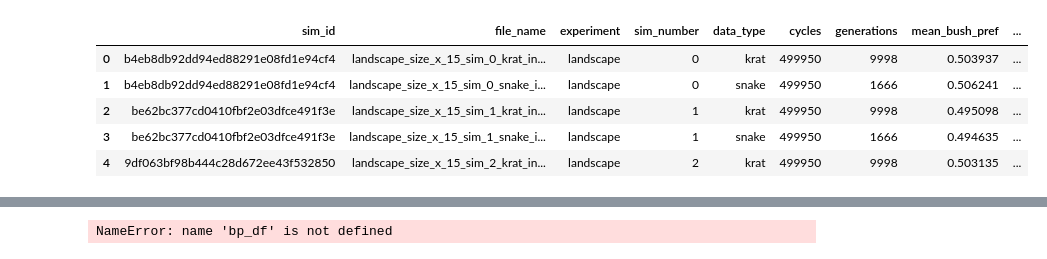
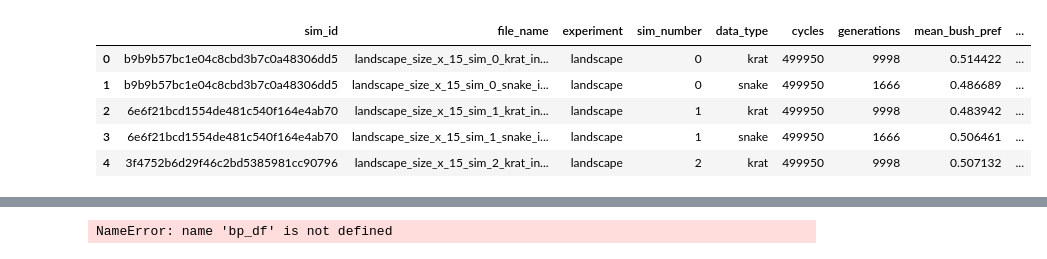
Before and after one commit to michaelremington2/uumarrty_post_sim_analysis, a Jupyter notebook: sensitivity_analysis.ipynb, the cells around one changed output, grey strips where cells are left out. Saved outputs shown, nothing was run; the diff lists cells and outputs as text; code cells hidden in the pictures.

```diff
--- a/sensitivity_analysis.ipynb
+++ b/sensitivity_analysis.ipynb
@@ -50,10 +56,10 @@ mixed_totals['org']=org_label(mixed_totals['generations'])
 # %%
-mixed_totals.head()
+totals.head()
 # %% [output]
 |  | sim_id | file_name | experiment | sim_number | data_type | cycles | generations | mean_bush_pref | ... |
-| 0 | b4eb8db92dd94ed88291e08fd1e94cf4 | landscape_size_x_15_sim_0_krat_in... | landscape | 0 | krat | 499950 | 9998 | 0.503937 | ... |
-| 1 | b4eb8db92dd94ed88291e08fd1e94cf4 | landscape_size_x_15_sim_0_snake_i... | landscape | 0 | snake | 499950 | 1666 | 0.506241 | ... |
-| 2 | be62bc377cd0410fbf2e03dfce491f3e | landscape_size_x_15_sim_1_krat_in... | landscape | 1 | krat | 499950 | 9998 | 0.495098 | ... |
-| 3 | be62bc377cd0410fbf2e03dfce491f3e | landscape_size_x_15_sim_1_snake_i... | landscape | 1 | snake | 499950 | 1666 | 0.494635 | ... |
-| 4 | 9df063bf98b444c28d672ee43f532850 | landscape_size_x_15_sim_2_krat_in... | landscape | 2 | krat | 499950 | 9998 | 0.503135 | ... |
+| 0 | b9b9b57bc1e04c8cbd3b7c0a48306dd5 | landscape_size_x_15_sim_0_krat_in... | landscape | 0 | krat | 499950 | 9998 | 0.514422 | ... |
+| 1 | b9b9b57bc1e04c8cbd3b7c0a48306dd5 | landscape_size_x_15_sim_0_snake_i... | landscape | 0 | snake | 499950 | 1666 | 0.486689 | ... |
+| 2 | 6e6f21bcd1554de481c540f164e4ab70 | landscape_size_x_15_sim_1_krat_in... | landscape | 1 | krat | 499950 | 9998 | 0.483942 | ... |
+| 3 | 6e6f21bcd1554de481c540f164e4ab70 | landscape_size_x_15_sim_1_snake_i... | landscape | 1 | snake | 499950 | 1666 | 0.506461 | ... |
+| 4 | 3f4752b6d29f46c2bd5385981cc90796 | landscape_size_x_15_sim_2_krat_in... | landscape | 2 | krat | 499950 | 9998 | 0.507132 | ... |
 # %%
```
Also changed, not shown: parts of 4 cells of this notebook, 1 other file.
